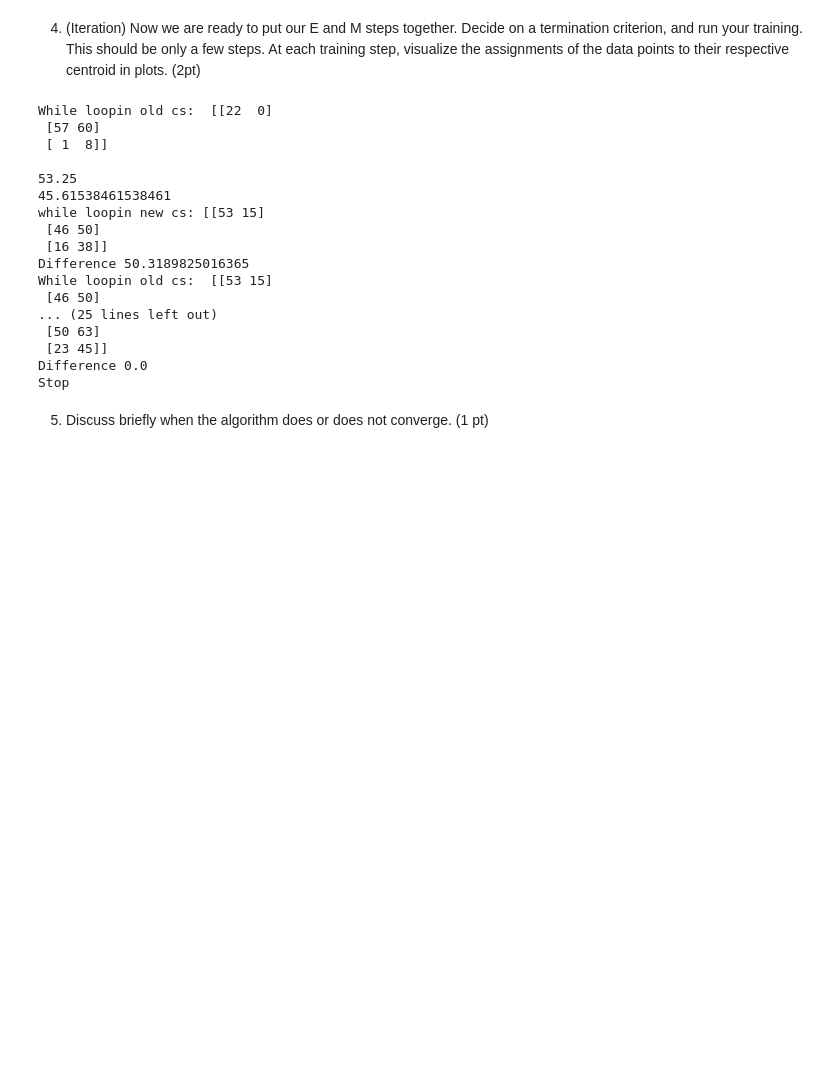
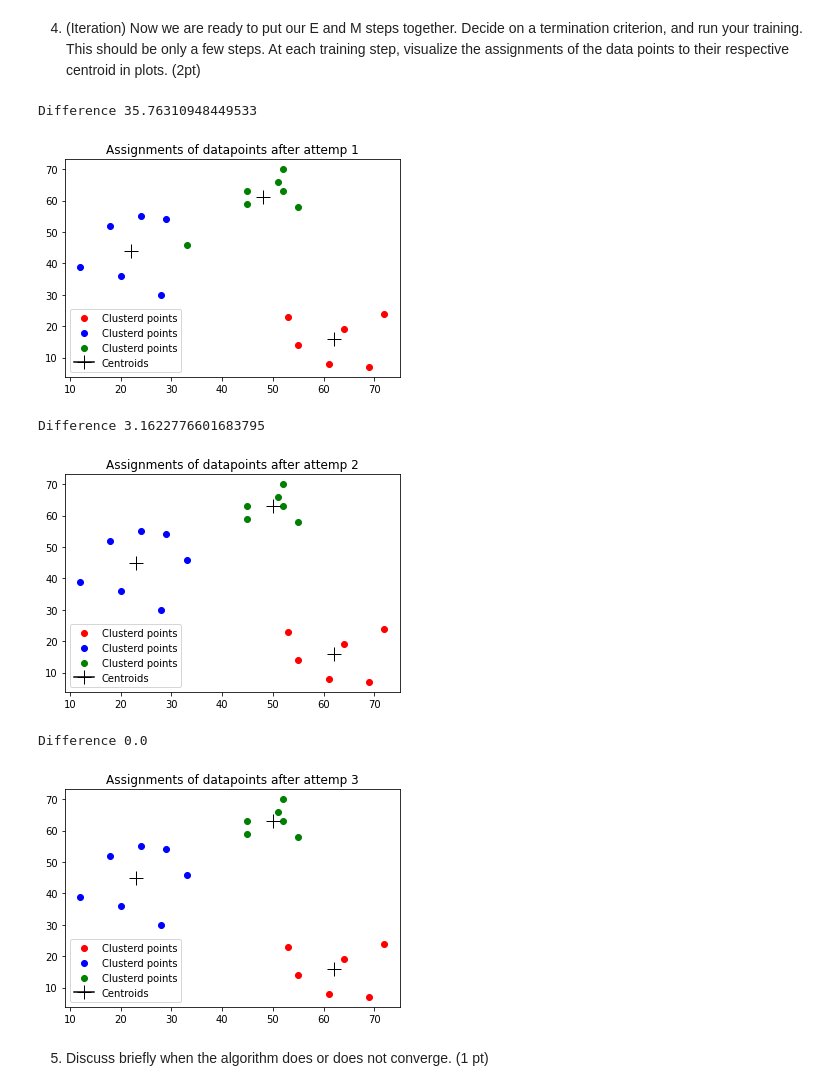
Before and after one commit to cblokland90/ml-centroids, a Jupyter notebook: centroids.ipynb, the cells around one changed output. Cells and saved outputs as stored; diff of their text form; code cells hidden in the pictures; blank space fills up the shorter version.

Commit message:
Make sure working (almost) except for optimal clusters

```diff
--- a/centroids.ipynb
+++ b/centroids.ipynb
@@ -127,15 +138,18 @@ def move_centroids(x, y, closest,data_file, k):
   intervals_1 = np.array(list(zip(intervals_1_x1,intervals_1_x2)))
   intervals_2 = np.array(list(zip(intervals_2_x1,intervals_2_x2)))
 
-  mean_x1.append(round(np.mean(intervals_0_x1)))
-  print(np.mean(intervals_0_x1))
-  mean_x1.append(round(np.mean(intervals_1_x1)))
-  print(np.mean(intervals_1_x1))
-  mean_x1.append(round(np.mean(intervals_2_x1)))
+  try:
+    mean_x1.append(round(np.mean(intervals_0_x1)))
+    # print(np.mean(intervals_0_x1))
+    mean_x1.append(round(np.mean(intervals_1_x1)))
+    # print(np.mean(intervals_1_x1))
+    mean_x1.append(round(np.mean(intervals_2_x1)))
 
-  mean_x2.append(round(np.mean(intervals_0_x2)))
-  mean_x2.append(round(np.mean(intervals_1_x2)))
-  mean_x2.append(round(np.mean(intervals_2_x2)))
+    mean_x2.append(round(np.mean(intervals_0_x2)))
+    mean_x2.append(round(np.mean(intervals_1_x2)))
+    mean_x2.append(round(np.mean(intervals_2_x2)))
+  except:
+    print("An exception occurred")
 
   new_centroids = np.array(list(zip(mean_x1,mean_x2)))
   return intervals_0,intervals_1,intervals_2, new_centroids
@@ -149,64 +163,55 @@ def k_means(x, y, data_file, k):
     # old_closest_array = []
     # int0,int1,int2,new_cs = move_centroids(x, y,closest_array,data_file,k)
 
-    max_tries = 10
+    max_tries = 100000
     count = 0
     # print("New centroids before loop: ", new_cs, "\n")
     # print("Old centroids before loop: ", cs, "\n")
     old_array = []
 
     while (True):
       count+=1
       max_tries-=1
 
-      print("While loopin old cs: ", cs, "\n")
+      # print("While loopin old cs: ", cs, "\n")
 
       closest_array = closest_centroid(k, data_file, cs)
       int0, int1, int2, new_cs = move_centroids(x, y, closest_array, data_file, k)
-      print("while loopin new cs:" , new_cs)
+      # print("while loopin new cs:" , new_cs)
 
       difference = np.linalg.norm(cs-new_cs)
       print("Difference", difference)
       cs=new_cs
 
-      # plt.title("Assignments of datapoints after attemp " +  str(count))
-      # plt.scatter(int0[:,0], int0[:,1],c= "red")
-      # plt.scatter(int1[:,0],int1[:,1], c ='blue')
-      # plt.scatter(int2[:,0],int2[:,1],c ="green")
-      # plt.scatter(new_cs[0,0],new_cs[0,1],marker= '+',color='black')
-      # plt.scatter(new_cs[1,0],new_cs[1,1],marker= '+',color='black')
-      # plt.scatter(new_cs[2,0],new_cs[2,1],marker= '+',color='black')
-      # plt.plot()
+      plt.title("Assignments of datapoints after attemp " + str(count))
+      plt.scatter(int0[:,0], int0[:,1],c= "red", label="Clusterd points")
+      plt.scatter(int1[:,0],int1[:,1], c ='blue',label="Clusterd points")
+      plt.scatter(int2[:,0],int2[:,1],c ="green",label="Clusterd points")
+      plt.plot(new_cs[0,0],new_cs[0,1],marker= '+', markersize =14, color='black', label="Centroids")
+      plt.plot(new_cs[1,0],new_cs[1,1],marker= '+',markersize=14, color='black')
+      plt.plot(new_cs[2,0],new_cs[2,1],marker= '+',markersize=14, color='black')
+      plt.legend()
+      plt.plot()
+      plt.show()
 
       if difference == 0 or max_tries == 0:
-        print("Stop")
+        # print("Stop")
         break
 
     # print("New centroids after loop: ", new_cs, "\n")
     # print("Old centroids after loop: ", cs, "\n")
     # print("count:", count)
     return 0
 
 
 k_means4 = k_means(x1, x2, data, 3)
 # %% [output]
-While loopin old cs:  [[22  0]
- [57 60]
- [ 1  8]]
-
-53.25
-45.61538461538461
-while loopin new cs: [[53 15]
- [46 50]
- [16 38]]
-Difference 50.3189825016365
-While loopin old cs:  [[53 15]
- [46 50]
-... (25 lines left out)
- [50 63]
- [23 45]]
-Difference 0.0
-Stop
+Difference 35.76310948449533
+[figure, added]
+Difference 3.1622776601683795
+[figure, added]
+Difference 0.0
+[figure, added]
 # %%
 
 
```
Also changed, not shown: parts of 7 cells of this notebook, 1 other file.
